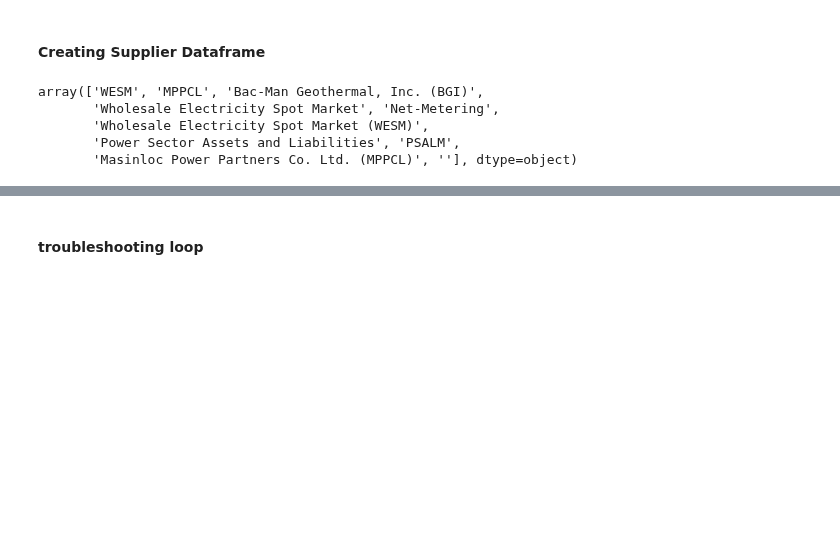
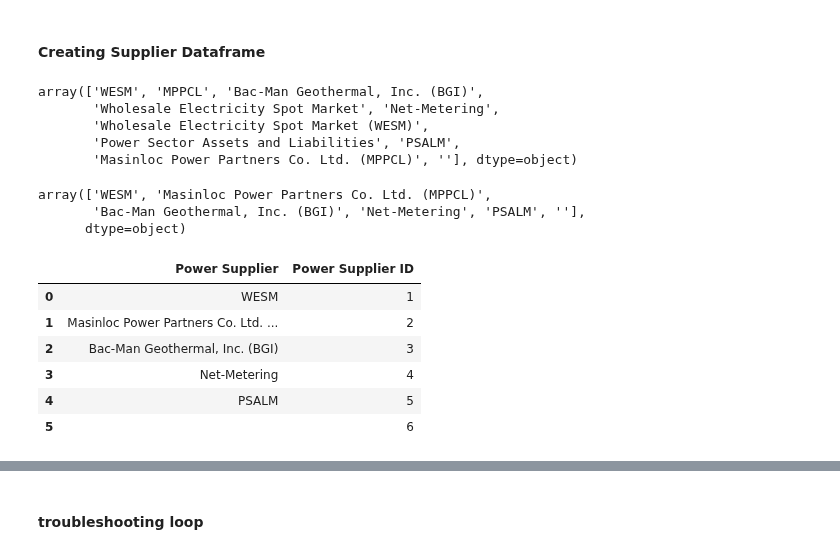
Before and after one commit to andreasenson/Scrape-DU-Generation-Charge, a Jupyter notebook: PELCO I/scrape_PELCO_I.ipynb, the cells around one changed output, grey strips where cells are left out. Drawn from its saved outputs; the diff is of its cells as text; code cells hidden in the pictures; blank space fills up the shorter version.

```diff
--- a/PELCO I/scrape_PELCO_I.ipynb
+++ b/PELCO I/scrape_PELCO_I.ipynb
@@ -336,0 +333,31 @@ array(['WESM', 'MPPCL', 'Bac-Man Geothermal, Inc. (BGI)',
+# %%
+big_df['Power Supplier'] = big_df['Power Supplier'].replace({
+    "Wholesale Electricity Spot Market": "WESM",
+    "Wholesale Electricity Spot Market (WESM)": "WESM",
+    "Power Sector Assets and Liabilities": "PSALM",
+    "MPPCL": "Masinloc Power Partners Co. Ltd. (MPPCL)"
+})
+
+unique_suppliers = big_df['Power Supplier'].unique()
+
+unique_suppliers
+# %% [output]
+array(['WESM', 'Masinloc Power Partners Co. Ltd. (MPPCL)',
+       'Bac-Man Geothermal, Inc. (BGI)', 'Net-Metering', 'PSALM', ''],
+      dtype=object)
+# %%
+# Create a mapping of power suppliers to unique IDs
+supplier_id_map = {supplier: id+1 for id, supplier in enumerate(unique_suppliers)}
+
+# Create a new DataFrame from the mapping
+supplier_df = pd.DataFrame(list(supplier_id_map.items()), columns=['Power Supplier', 'Power Supplier ID'])
+
+supplier_df
+# %% [output]
+|  | Power Supplier | Power Supplier ID |
+| 0 | WESM | 1 |
+| 1 | Masinloc Power Partners Co. Ltd. ... | 2 |
+| 2 | Bac-Man Geothermal, Inc. (BGI) | 3 |
+| 3 | Net-Metering | 4 |
+| 4 | PSALM | 5 |
+| 5 |  | 6 |
```
Also changed, not shown: parts of 4 cells of this notebook, 1 other file.
